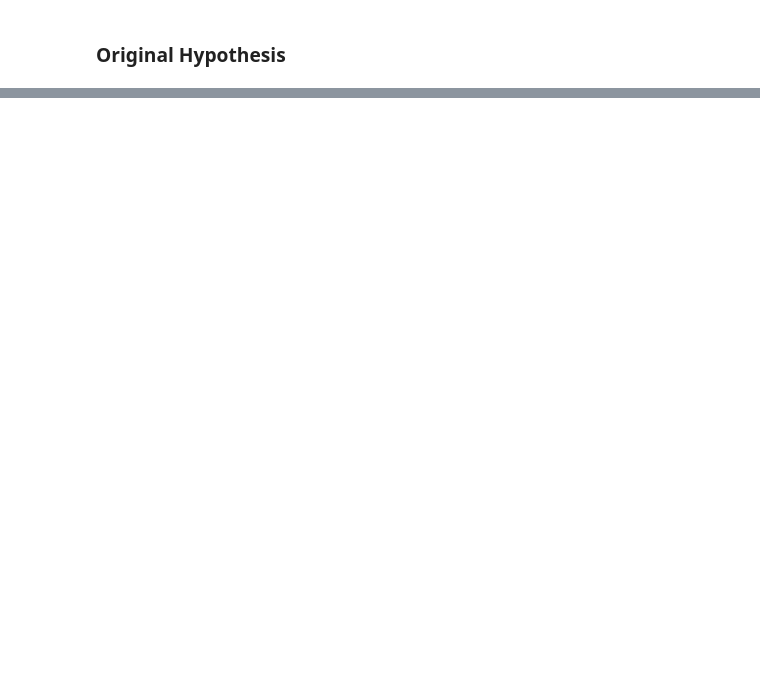
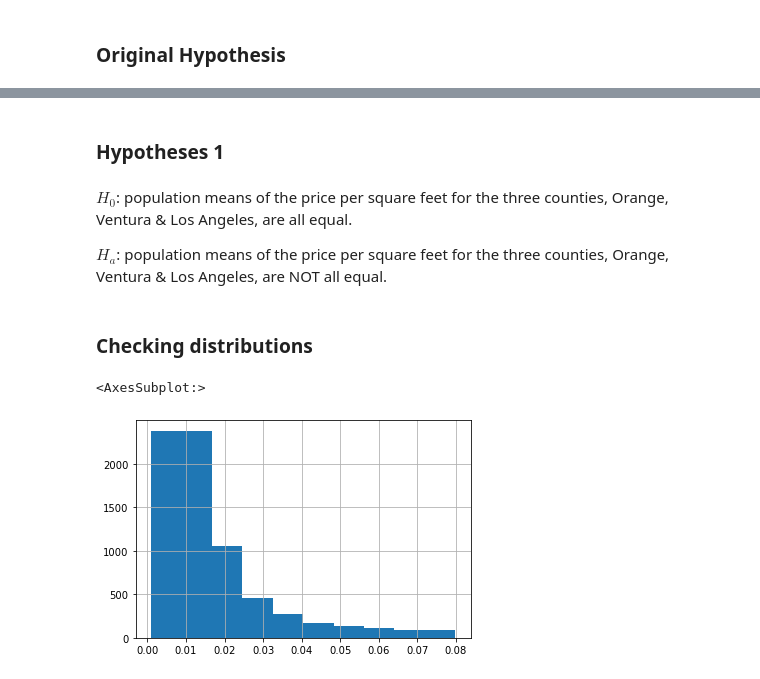
Before and after one commit to joshuamchavez2/Errors-in-Zestimates, a Jupyter notebook: final.ipynb, the cells around one changed output, grey strips where cells are left out. Saved outputs shown, nothing was run; the diff lists cells and outputs as text; code cells hidden in the pictures; blank space fills up the shorter version.

```diff
--- a/final.ipynb
+++ b/final.ipynb
@@ -323,0 +323,6 @@ All observations have no null or empty values.  Ended the prep stage with only 1
+# %% [markdown]
+### Hypotheses 1
+# %% [markdown]
+$H_{0}$: population means of the price per square feet for the three counties, Orange, Ventura & Los Angeles, are all equal.
+
+$H_{a}$: population means of the price per square feet for the three counties, Orange, Ventura & Los Angeles, are NOT all equal.
@@ -323,0 +331,12 @@ All observations have no null or empty values.  Ended the prep stage with only 1
+# %%
+# Filtering by county
+orange_mean = train[train['county']=='Orange'].price_per_sqft
+ventura_mean = train[train['county']=='Ventura'].price_per_sqft
+la_mean = train[train['county']=='Los Angeles'].price_per_sqft
+# %% [markdown]
+### Checking distributions
+# %%
+orange_mean.hist()
+# %% [output]
+<AxesSubplot:>
+[figure, added]
```
Also changed, not shown: parts of 39 cells of this notebook, 2 other files.
